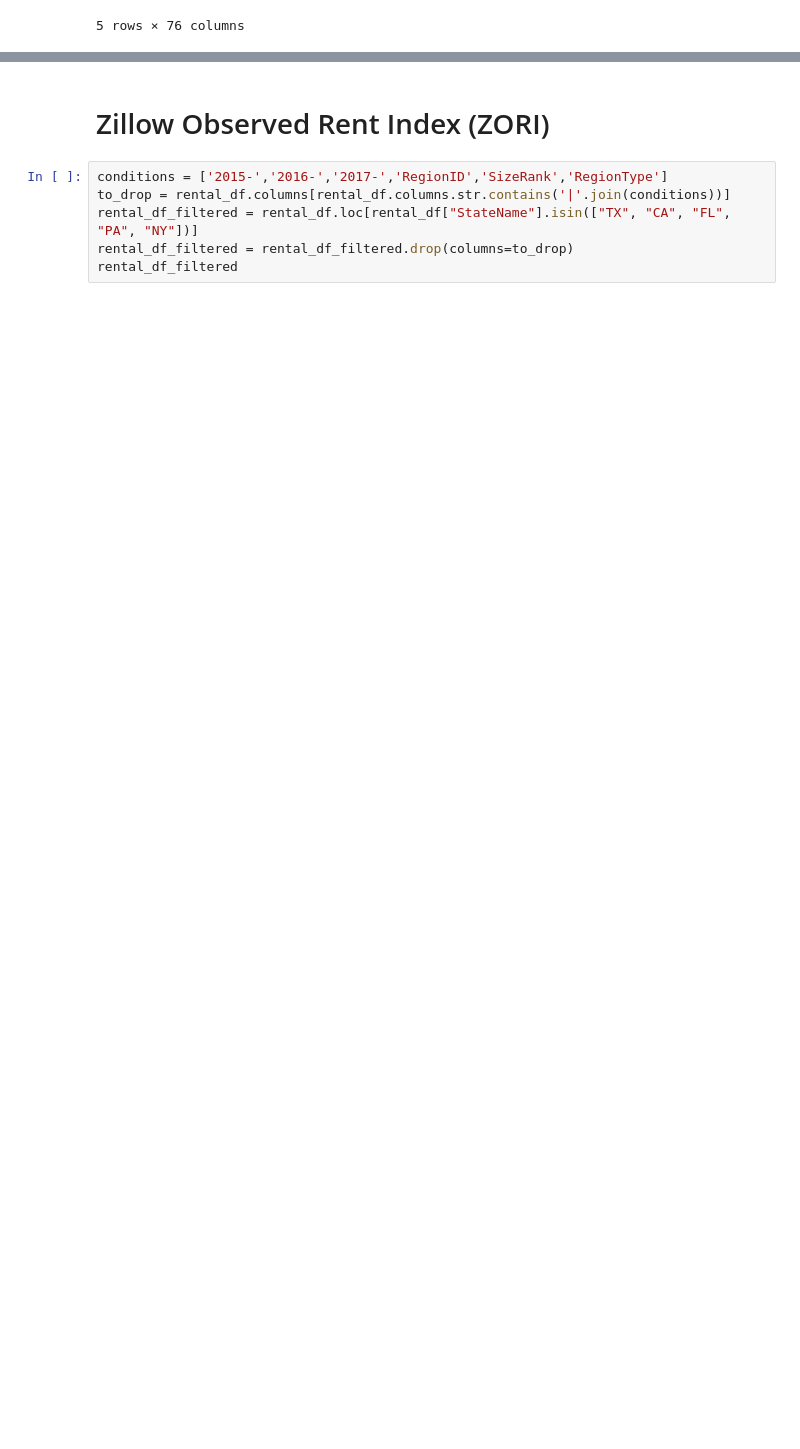
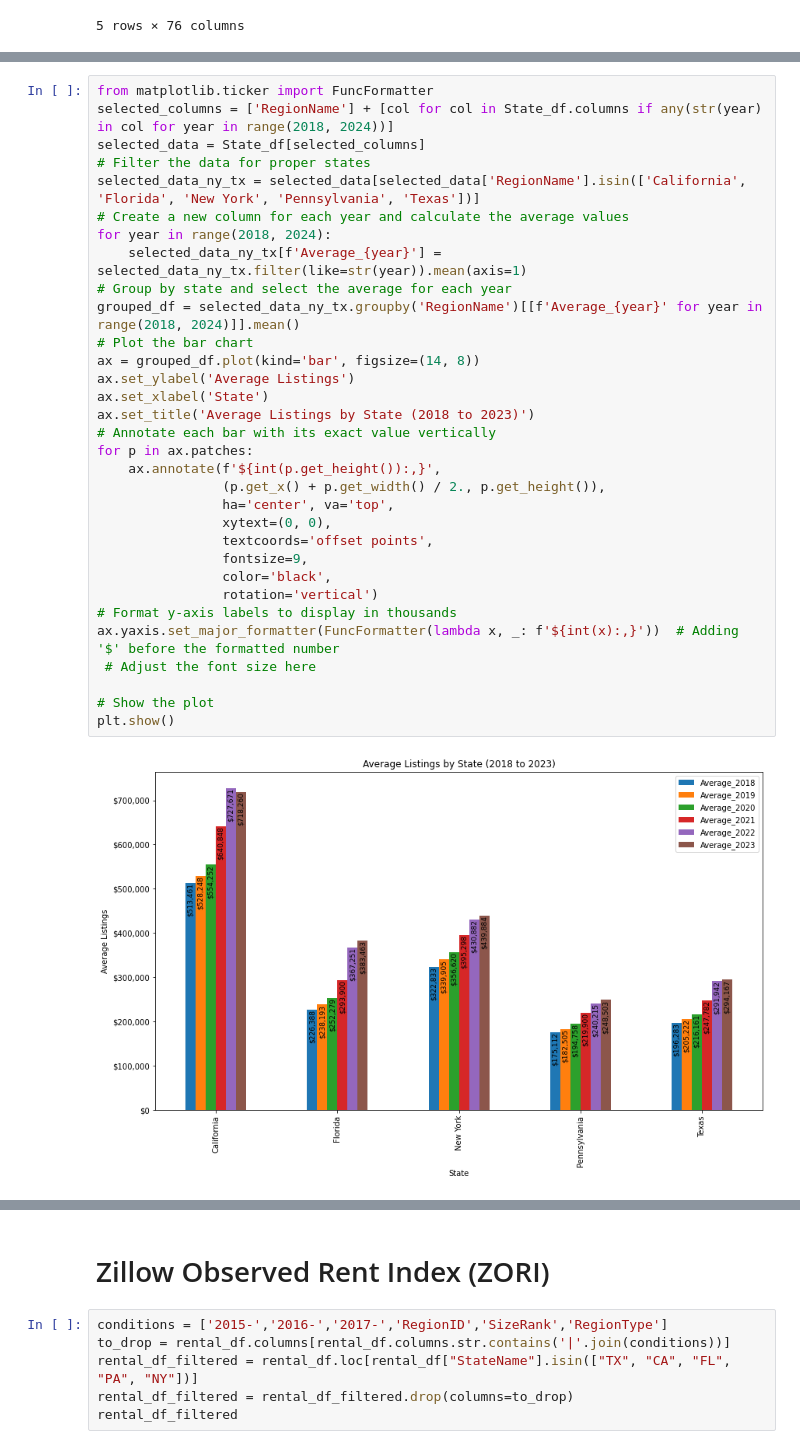
Before and after one commit to JAMayo13240/Data-Analysis-Project-3, a Jupyter notebook: Final.ipynb, the cells around one changed output, grey strips where cells are left out. Cells and saved outputs as stored; diff of their text form; blank space fills up the shorter version.

```diff
--- a/Final.ipynb
+++ b/Final.ipynb
@@ -27,0 +201,34 @@ State_df
+# %%
+from matplotlib.ticker import FuncFormatter
+selected_columns = ['RegionName'] + [col for col in State_df.columns if any(str(year) in col for year in range(2018, 2024))]
+selected_data = State_df[selected_columns]
+# Filter the data for proper states
+selected_data_ny_tx = selected_data[selected_data['RegionName'].isin(['California', 'Florida', 'New York', 'Pennsylvania', 'Texas'])]
+# Create a new column for each year and calculate the average values
+for year in range(2018, 2024):
+    selected_data_ny_tx[f'Average_{year}'] = selected_data_ny_tx.filter(like=str(year)).mean(axis=1)
+# Group by state and select the average for each year
+grouped_df = selected_data_ny_tx.groupby('RegionName')[[f'Average_{year}' for year in range(2018, 2024)]].mean()
+# Plot the bar chart
+ax = grouped_df.plot(kind='bar', figsize=(14, 8))
+ax.set_ylabel('Average Listings')
+ax.set_xlabel('State')
+ax.set_title('Average Listings by State (2018 to 2023)')
+# Annotate each bar with its exact value vertically
+for p in ax.patches:
+    ax.annotate(f'${int(p.get_height()):,}',
+                (p.get_x() + p.get_width() / 2., p.get_height()),
+                ha='center', va='top',
+                xytext=(0, 0),
+                textcoords='offset points',
+                fontsize=9,
+                color='black',
+                rotation='vertical')
+# Format y-axis labels to display in thousands
+ax.yaxis.set_major_formatter(FuncFormatter(lambda x, _: f'${int(x):,}'))  # Adding '$' before the formatted number
+ # Adjust the font size here
+
+# Show the plot
+plt.show()
+# %% [output]
+[figure, added]
```
Also changed, not shown: parts of 15 cells of this notebook, 3 other files.
